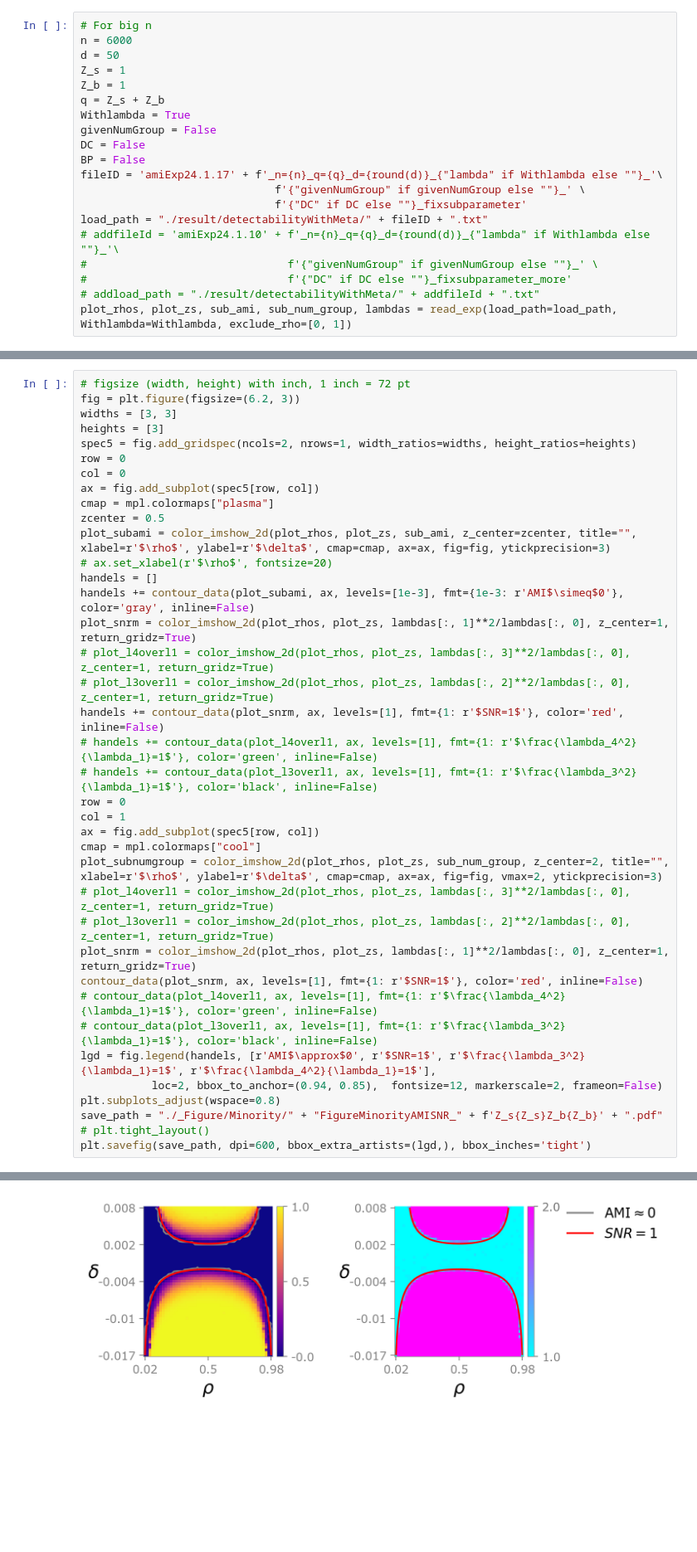
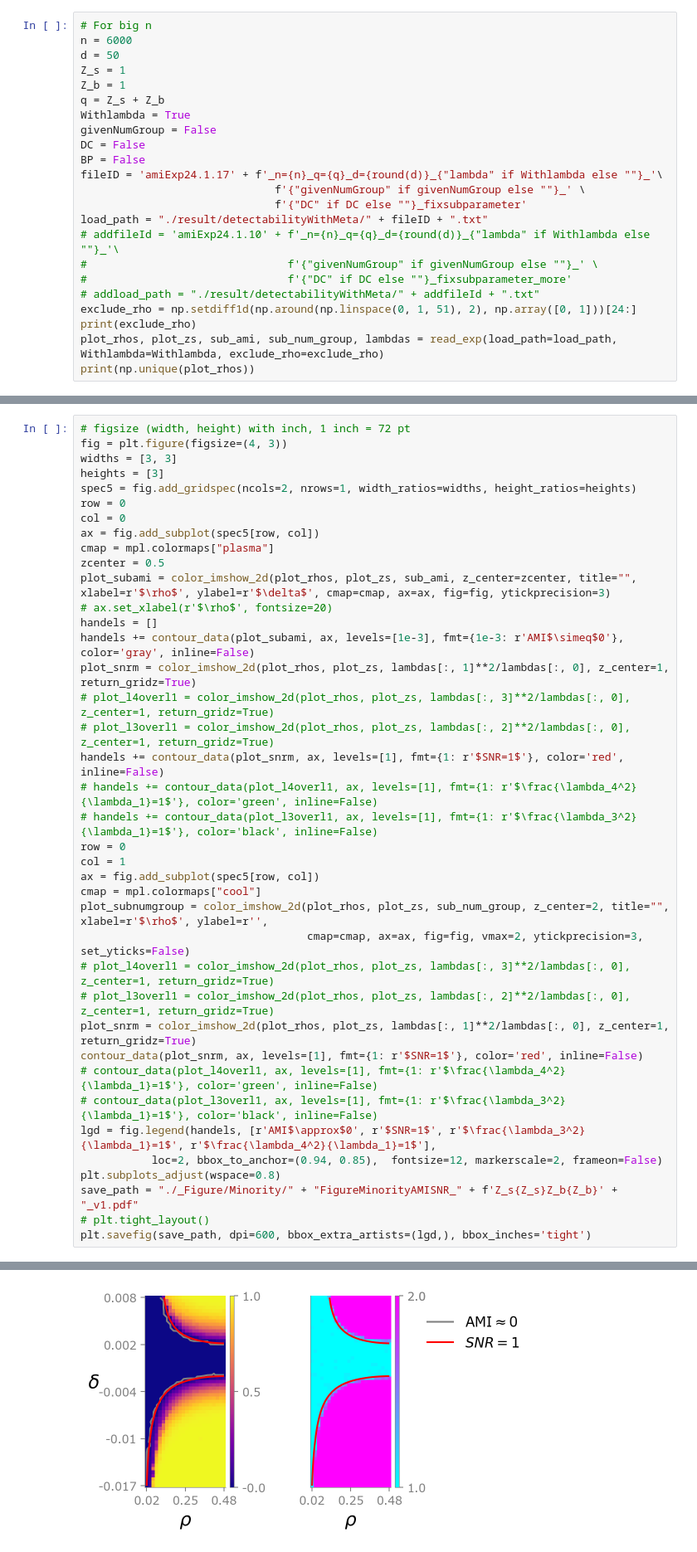
Before and after one commit to eggplantisme/nodeclassification, a Jupyter notebook: FigureMinorityDetectabilityTwo.ipynb, the cells around one changed output, grey strips where cells are left out. Shown at 83% size. Cells and saved outputs as stored; diff of their text form; blank space fills up the shorter version.

```diff
--- a/FigureMinorityDetectabilityTwo.ipynb
+++ b/FigureMinorityDetectabilityTwo.ipynb
@@ -56,4 +53,7 @@ load_path = "./result/detectabilityWithMeta/" + fileID + ".txt"
 #                               f'{"givenNumGroup" if givenNumGroup else ""}_' \
 #                               f'{"DC" if DC else ""}_fixsubparameter_more'
 # addload_path = "./result/detectabilityWithMeta/" + addfileId + ".txt"
-plot_rhos, plot_zs, sub_ami, sub_num_group, lambdas = read_exp(load_path=load_path, Withlambda=Withlambda, exclude_rho=[0, 1])
+exclude_rho = np.setdiff1d(np.around(np.linspace(0, 1, 51), 2), np.array([0, 1]))[24:]
+print(exclude_rho)
+plot_rhos, plot_zs, sub_ami, sub_num_group, lambdas = read_exp(load_path=load_path, Withlambda=Withlambda, exclude_rho=exclude_rho)
+print(np.unique(plot_rhos))
@@ -60,6 +65,6 @@ plot_rhos, plot_zs, sub_ami, sub_num_group, lambdas = read_exp(load_path=load_pa
 # %%
 # figsize (width, height) with inch, 1 inch = 72 pt
-fig = plt.figure(figsize=(6.2, 3))
+fig = plt.figure(figsize=(4, 3))
 widths = [3, 3]
 heights = [3]
 spec5 = fig.add_gridspec(ncols=2, nrows=1, width_ratios=widths, height_ratios=heights)
@@ -82,7 +87,8 @@ row = 0
 col = 1
 ax = fig.add_subplot(spec5[row, col])
 cmap = mpl.colormaps["cool"]
-plot_subnumgroup = color_imshow_2d(plot_rhos, plot_zs, sub_num_group, z_center=2, title="", xlabel=r'$\rho$', ylabel=r'$\delta$', cmap=cmap, ax=ax, fig=fig, vmax=2, ytickprecision=3)
+plot_subnumgroup = color_imshow_2d(plot_rhos, plot_zs, sub_num_group, z_center=2, title="", xlabel=r'$\rho$', ylabel=r'',
+                                   cmap=cmap, ax=ax, fig=fig, vmax=2, ytickprecision=3, set_yticks=False)
 # plot_l4overl1 = color_imshow_2d(plot_rhos, plot_zs, lambdas[:, 3]**2/lambdas[:, 0], z_center=1, return_gridz=True)
 # plot_l3overl1 = color_imshow_2d(plot_rhos, plot_zs, lambdas[:, 2]**2/lambdas[:, 0], z_center=1, return_gridz=True)
 plot_snrm = color_imshow_2d(plot_rhos, plot_zs, lambdas[:, 1]**2/lambdas[:, 0], z_center=1, return_gridz=True)
@@ -92,7 +98,7 @@ contour_data(plot_snrm, ax, levels=[1], fmt={1: r'$SNR=1$'}, color='red', inline
 lgd = fig.legend(handels, [r'AMI$\approx$0', r'$SNR=1$', r'$\frac{\lambda_3^2}{\lambda_1}=1$', r'$\frac{\lambda_4^2}{\lambda_1}=1$'],
            loc=2, bbox_to_anchor=(0.94, 0.85),  fontsize=12, markerscale=2, frameon=False)
 plt.subplots_adjust(wspace=0.8)
-save_path = "./_Figure/Minority/" + "FigureMinorityAMISNR_" + f'Z_s{Z_s}Z_b{Z_b}' + ".pdf"
+save_path = "./_Figure/Minority/" + "FigureMinorityAMISNR_" + f'Z_s{Z_s}Z_b{Z_b}' + "_v1.pdf"
 # plt.tight_layout()
 plt.savefig(save_path, dpi=600, bbox_extra_artists=(lgd,), bbox_inches='tight')
 # %% [output]
@@ -100 +105 @@ plt.savefig(save_path, dpi=600, bbox_extra_artists=(lgd,), bbox_inches='tight')
-[figure, old version]
+[figure, new version]
```
Also changed, not shown: parts of 3 cells of this notebook, 30 other files.
